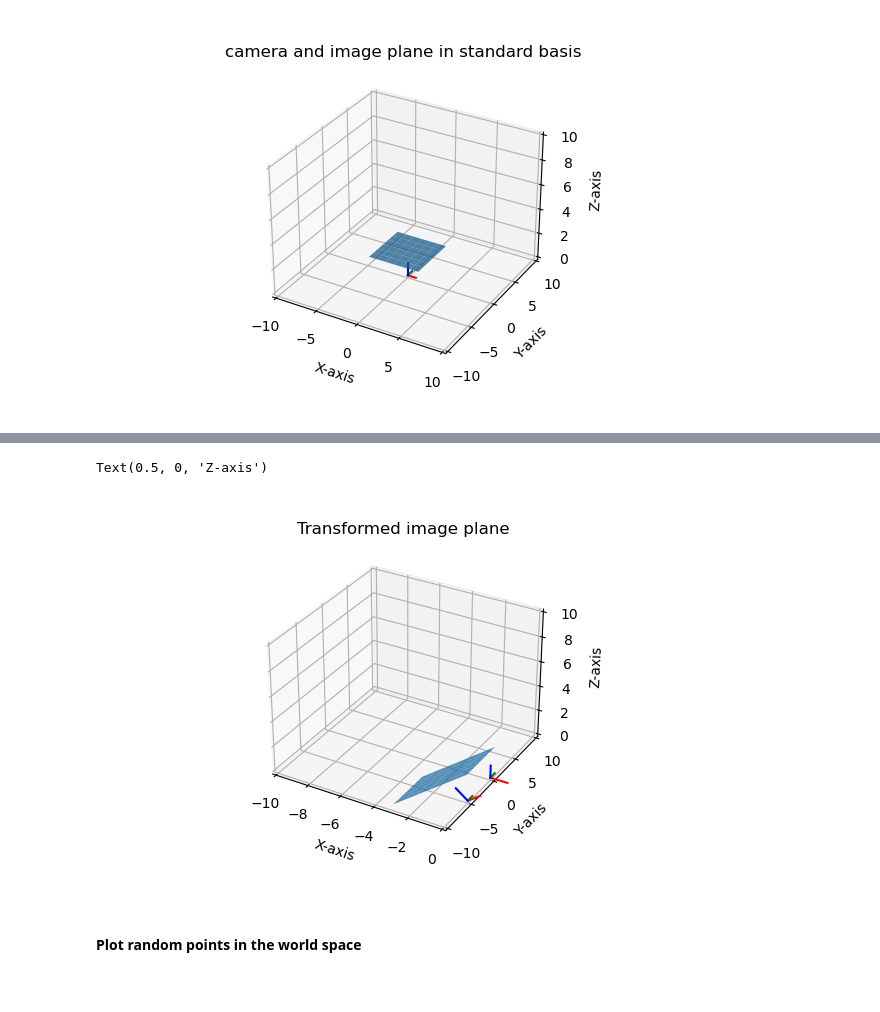
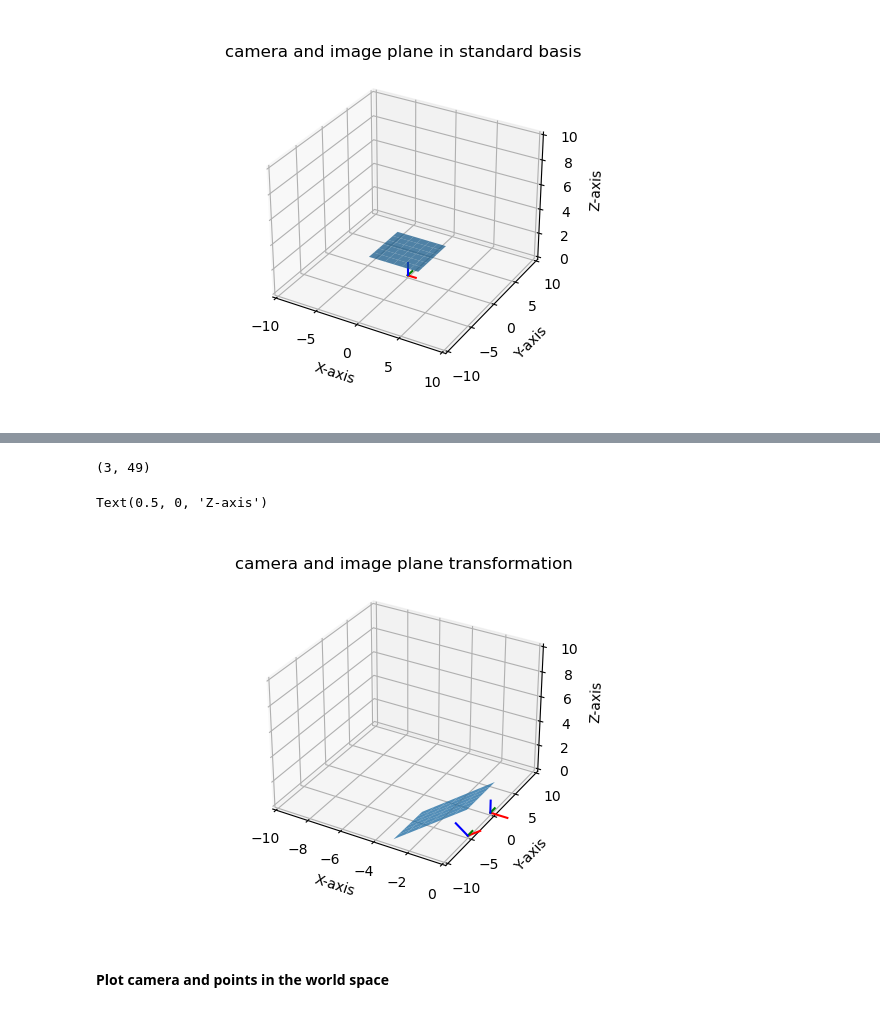
Before and after one commit to wingedrasengan927/Intro-to-computer-vision---Notes, a Jupyter notebook: lesson 3/3C - L2 Camera Intrinsic and Extrinsic Parameters.ipynb, the cells around one changed output, grey strips where cells are left out. Saved outputs shown, nothing was run; the diff lists cells and outputs as text; code cells hidden in the pictures.

```diff
--- a/lesson 3/3C - L2 Camera Intrinsic and Extrinsic Parameters.ipynb
+++ b/lesson 3/3C - L2 Camera Intrinsic and Extrinsic Parameters.ipynb
@@ -201,7 +269,9 @@ for i in range(h):
 angles = [np.pi/4]
 order = "y"
 
-t = np.array([0, -5, 0])
-E = create_extrinsic_matrix(angles, order, t)
+offset = np.array([0, -5, 0])
+R = create_rotation_transformation_matrix(angles, order)
+T = create_translation_matrix(offset)
 # %%
-R = E[:3, :3]
+Rh = np.identity(4) # rotation matrix in homogeneous coordinates
+Rh[:3, :3] = R
@@ -230,3 +278,5 @@ Text(0.5, 0, 'Z-axis')
+# %%
+E = Rh @ T
 # %%
 pt = np.matmul(E, pi)
 # %%
@@ -236,3 +286,9 @@ pt.shape
+# %%
+pt = pt[:3, :] # convert from homogeneous coordinates to euclidean coordinates
+# %%
+pt.shape
+# %% [output]
+(3, 49)
 # %%
 # separate x, y, z and construct a grid from the transformed points
 xxt = pt[0, :].reshape(img_size)
@@ -241,22 +297,22 @@ Zt = pt[2, :].reshape(img_size)
 # %%
 fig = plt.figure(figsize=(6, 4))
 ax = fig.add_subplot(111,projection='3d')
 
 ax.set(xlim=(-10, 0), ylim=(-10, 10), zlim=(0, 10))
 
 ax = pr.plot_basis(ax)
 
 # the transformed image plane
 ax.plot_surface(xxt, yyt, Zt, alpha=0.75)
 # the transformed camera
-ax = pr.plot_basis(ax, R, p=t)
+ax = pr.plot_basis(ax, R, p=offset)
 
-ax.set_title("Transformed image plane")
+ax.set_title("camera and image plane transformation")
 ax.set_xlabel("X-axis")
 ax.set_ylabel("Y-axis")
 ax.set_zlabel("Z-axis")
 # %% [output]
 Text(0.5, 0, 'Z-axis')
-[figure, old version]
+[figure, new version]
 # %% [markdown]
-#### Plot random points in the world space
+#### Plot camera and points in the world space
```
Also changed, not shown: parts of 54 cells of this notebook.
